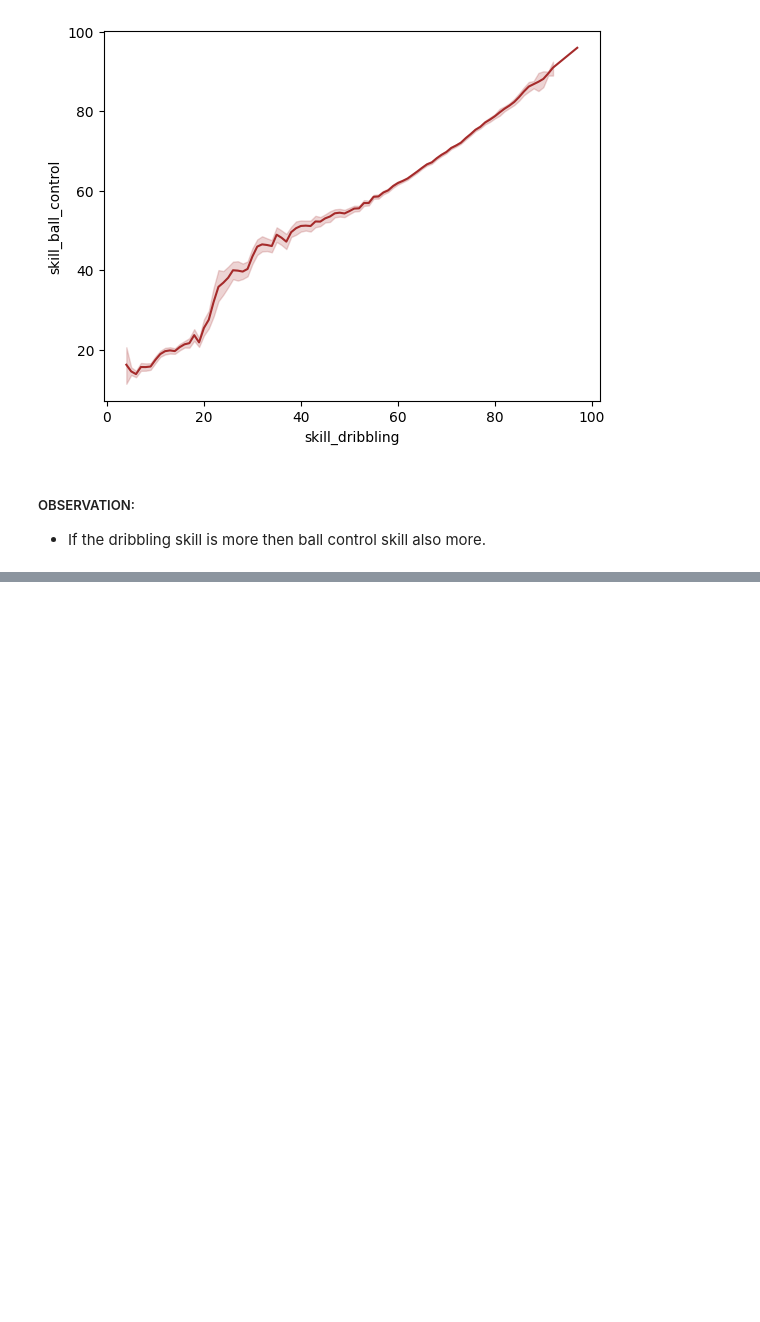
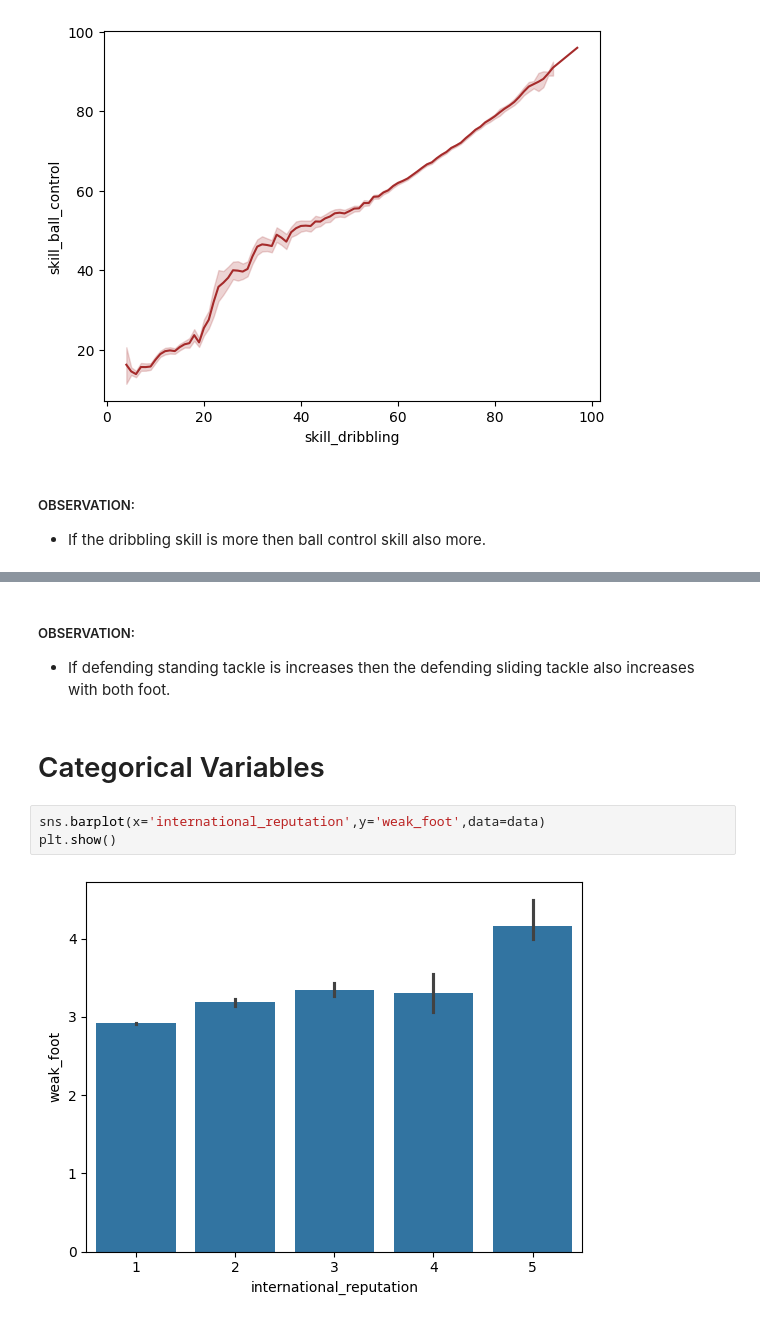
Before and after one commit to SudarshanIngole/Batch-18-2024, a Jupyter notebook: Final_PRCP_FIFA_20.ipynb, the cells around one changed output, grey strips where cells are left out. Saved outputs shown, nothing was run; the diff lists cells and outputs as text; blank space fills up the shorter version.

```diff
--- a/Final_PRCP_FIFA_20.ipynb
+++ b/Final_PRCP_FIFA_20.ipynb
@@ -744,0 +760,10 @@ plt.show()
+# %% [markdown]
+##### OBSERVATION:
+* If defending standing tackle is increases then the defending sliding tackle also increases with both foot.
+# %% [markdown]
+# Categorical Variables
+# %%
+sns.barplot(x='international_reputation',y='weak_foot',data=data)
+plt.show()
+# %% [output]
+[figure, added]
```
Also changed, not shown: parts of 19 cells of this notebook.
